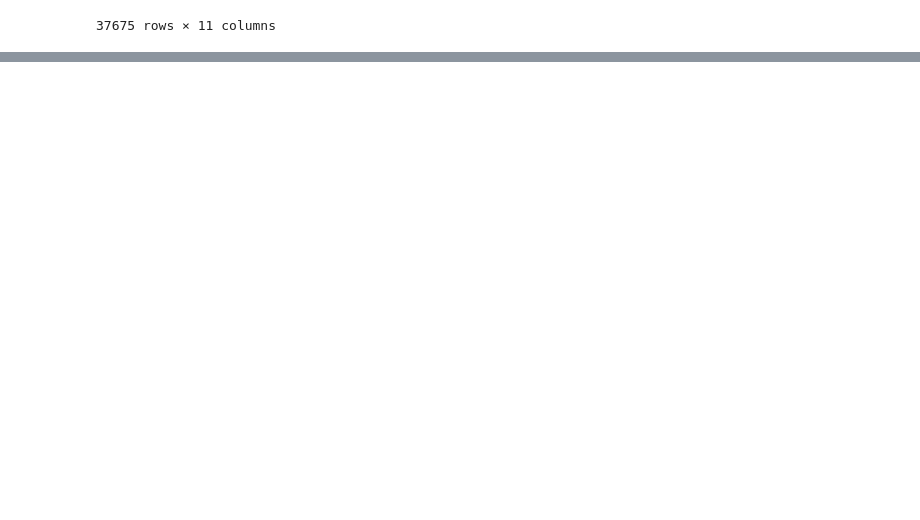
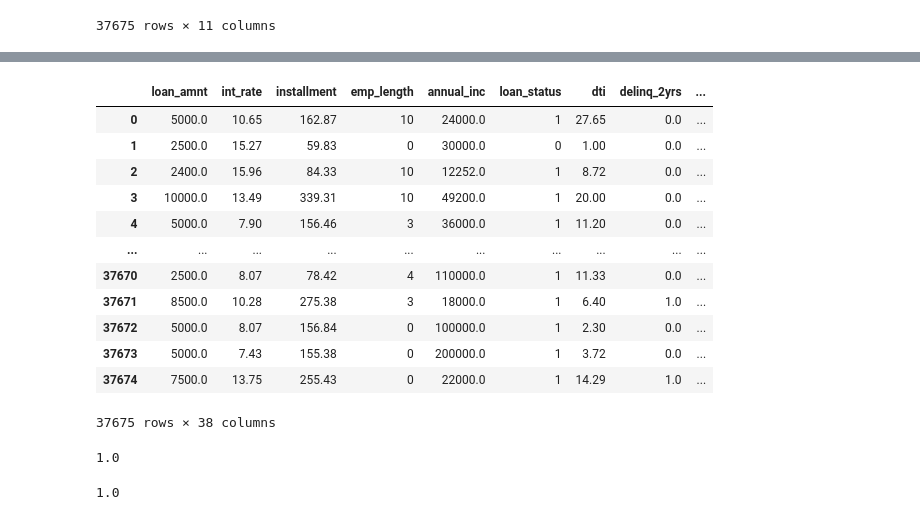
Before and after one commit to raduspaimoc/DataQuest-Projects, a Jupyter notebook: Credit Risk Project/Credit Risk.ipynb, the cells around one changed output, grey strips where cells are left out. Cells and saved outputs as stored; diff of their text form; code cells hidden in the pictures; blank space fills up the shorter version.

```diff
--- a/Credit Risk Project/Credit Risk.ipynb
+++ b/Credit Risk Project/Credit Risk.ipynb
@@ -662,0 +669,2 @@ loans = loans.drop(["home_ownership", "verification_status", "purpose", "term"],
+# %%
+loans = pd.read_csv("clean_loans_2007.csv")
@@ -662,0 +710,16 @@ loans = loans.drop(["home_ownership", "verification_status", "purpose", "term"],
+# %%
+loans
+# %% [output]
+|  | loan_amnt | int_rate | installment | emp_length | annual_inc | loan_status | dti | delinq_2yrs | ... |
+| 0 | 5000.0 | 10.65 | 162.87 | 10 | 24000.0 | 1 | 27.65 | 0.0 | ... |
+| 1 | 2500.0 | 15.27 | 59.83 | 0 | 30000.0 | 0 | 1.00 | 0.0 | ... |
+| 2 | 2400.0 | 15.96 | 84.33 | 10 | 12252.0 | 1 | 8.72 | 0.0 | ... |
+| 3 | 10000.0 | 13.49 | 339.31 | 10 | 49200.0 | 1 | 20.00 | 0.0 | ... |
+| 4 | 5000.0 | 7.90 | 156.46 | 3 | 36000.0 | 1 | 11.20 | 0.0 | ... |
+| ... | ... | ... | ... | ... | ... | ... | ... | ... | ... |
+| 37670 | 2500.0 | 8.07 | 78.42 | 4 | 110000.0 | 1 | 11.33 | 0.0 | ... |
+| 37671 | 8500.0 | 10.28 | 275.38 | 3 | 18000.0 | 1 | 6.40 | 1.0 | ... |
+| 37672 | 5000.0 | 8.07 | 156.84 | 0 | 100000.0 | 1 | 2.30 | 0.0 | ... |
+| 37673 | 5000.0 | 7.43 | 155.38 | 0 | 200000.0 | 1 | 3.72 | 0.0 | ... |
+| 37674 | 7500.0 | 13.75 | 255.43 | 0 | 22000.0 | 1 | 14.29 | 1.0 | ... |
+37675 rows × 38 columns
@@ -662,0 +737,10 @@ loans = loans.drop(["home_ownership", "verification_status", "purpose", "term"],
+# %%
+fpr = fp / (fp + tn)
+fpr
+# %% [output]
+1.0
+# %%
+tpr = tp / (tp + fn)
+tpr
+# %% [output]
+1.0
```
Also changed, not shown: parts of 45 cells of this notebook, 1 other file.
